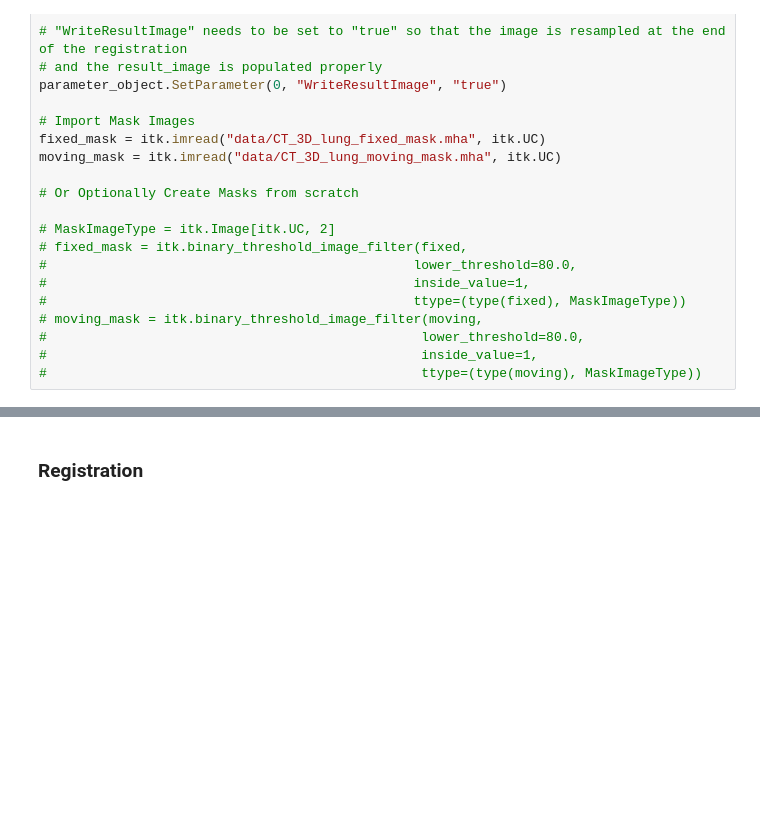
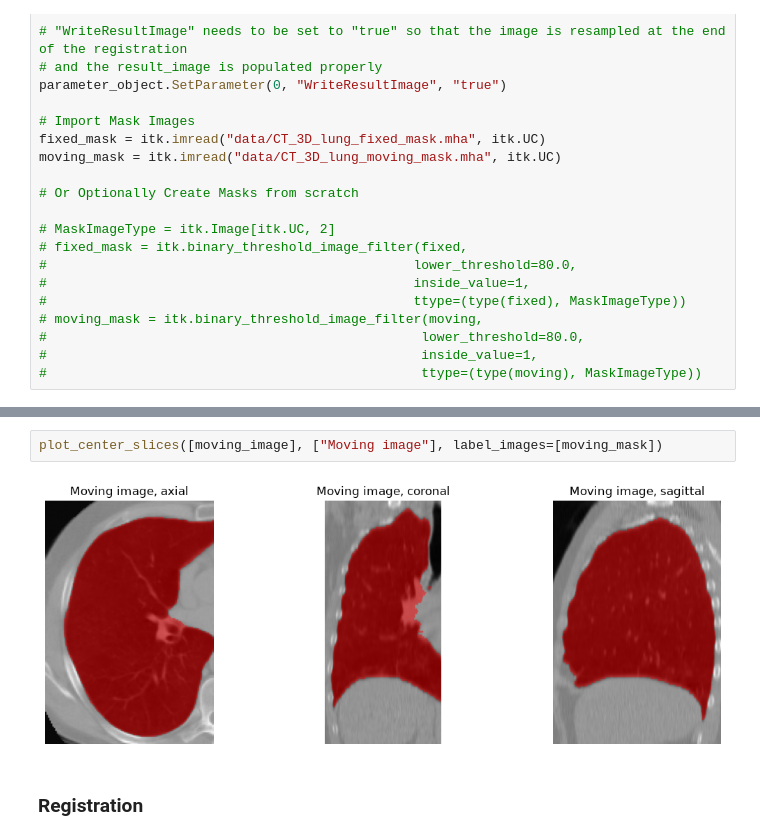
Before and after one commit to InsightSoftwareConsortium/ITKElastix, a Jupyter notebook: examples/ITK_Example03_Masked_3D_Registration.ipynb, the cells around one changed output, grey strips where cells are left out. Saved outputs shown, nothing was run; the diff lists cells and outputs as text; blank space fills up the shorter version.

```diff
--- a/examples/ITK_Example03_Masked_3D_Registration.ipynb
+++ b/examples/ITK_Example03_Masked_3D_Registration.ipynb
@@ -55,3 +100,7 @@ Viewer(geometries=[], gradient_opacity=0.22, interpolation=False, point_sets=[],
+# %%
+plot_center_slices([moving_image], ["Moving image"], label_images=[moving_mask])
+# %% [output]
+[figure, added]
 # %% [markdown]
 ### Registration
 # %% [markdown]
```
Also changed, not shown: parts of 11 cells of this notebook, 9 other files.
